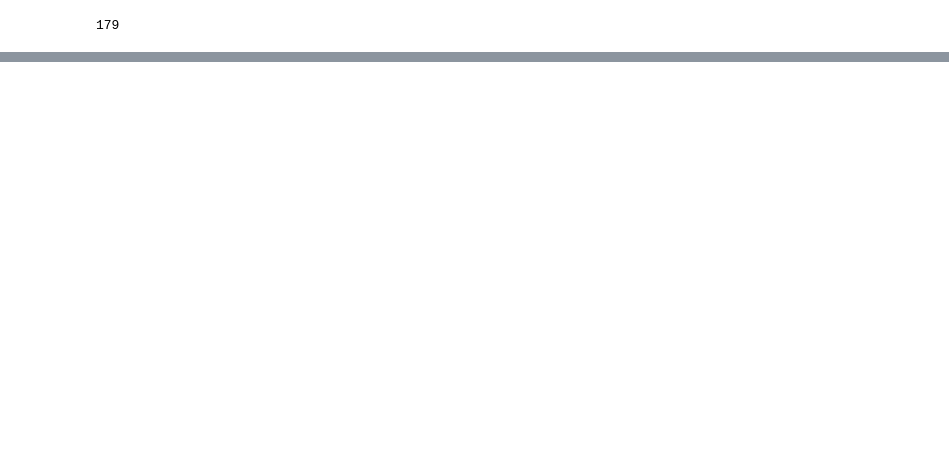
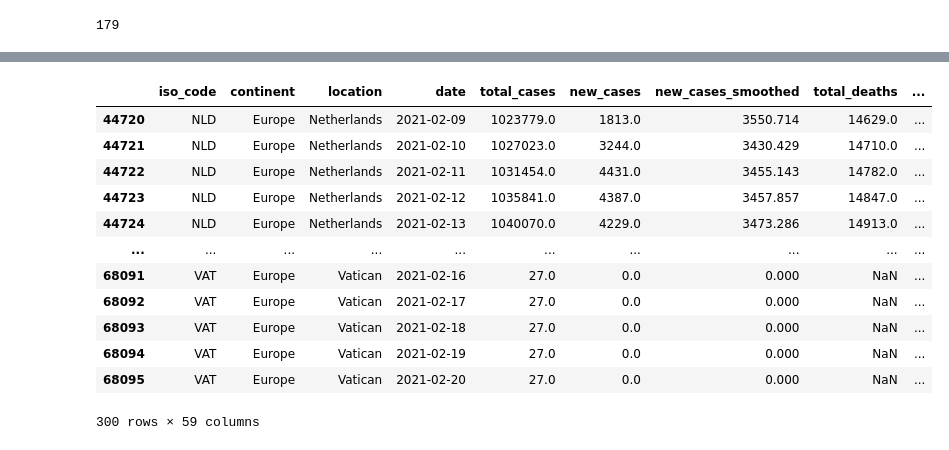
Before and after one commit to BetMadZac73/python, a Jupyter notebook: Plotly.ipynb, the cells around one changed output, grey strips where cells are left out. Saved outputs shown, nothing was run; the diff lists cells and outputs as text; code cells hidden in the pictures; blank space fills up the shorter version.

```diff
--- a/Plotly.ipynb
+++ b/Plotly.ipynb
@@ -334,0 +351,12 @@ color3
+# %%
+data = df.query('date > "2021-02-02" and continent == "Europe" and new_cases >= 100')
+
+fig = px.bar_polar(data, r="new_cases", theta="location",
+                   color="date",
+                   template="plotly_dark",
+                   title='new cases daily',
+                   color_discrete_sequence= px.colors.sequential.Plasma_r)
+fig.update_layout(
+#    xaxis=dict(rangeslider=dict(visible=True))
+)
+fig.show()
@@ -334,0 +365,16 @@ color3
+# %%
+data
+# %% [output]
+|  | iso_code | continent | location | date | total_cases | new_cases | new_cases_smoothed | total_deaths | ... |
+| 44720 | NLD | Europe | Netherlands | 2021-02-09 | 1023779.0 | 1813.0 | 3550.714 | 14629.0 | ... |
+| 44721 | NLD | Europe | Netherlands | 2021-02-10 | 1027023.0 | 3244.0 | 3430.429 | 14710.0 | ... |
+| 44722 | NLD | Europe | Netherlands | 2021-02-11 | 1031454.0 | 4431.0 | 3455.143 | 14782.0 | ... |
+| 44723 | NLD | Europe | Netherlands | 2021-02-12 | 1035841.0 | 4387.0 | 3457.857 | 14847.0 | ... |
+| 44724 | NLD | Europe | Netherlands | 2021-02-13 | 1040070.0 | 4229.0 | 3473.286 | 14913.0 | ... |
+| ... | ... | ... | ... | ... | ... | ... | ... | ... | ... |
+| 68091 | VAT | Europe | Vatican | 2021-02-16 | 27.0 | 0.0 | 0.000 | NaN | ... |
+| 68092 | VAT | Europe | Vatican | 2021-02-17 | 27.0 | 0.0 | 0.000 | NaN | ... |
+| 68093 | VAT | Europe | Vatican | 2021-02-18 | 27.0 | 0.0 | 0.000 | NaN | ... |
+| 68094 | VAT | Europe | Vatican | 2021-02-19 | 27.0 | 0.0 | 0.000 | NaN | ... |
+| 68095 | VAT | Europe | Vatican | 2021-02-20 | 27.0 | 0.0 | 0.000 | NaN | ... |
+300 rows × 59 columns
```
Also changed, not shown: parts of 7 cells of this notebook, 1 other file.
